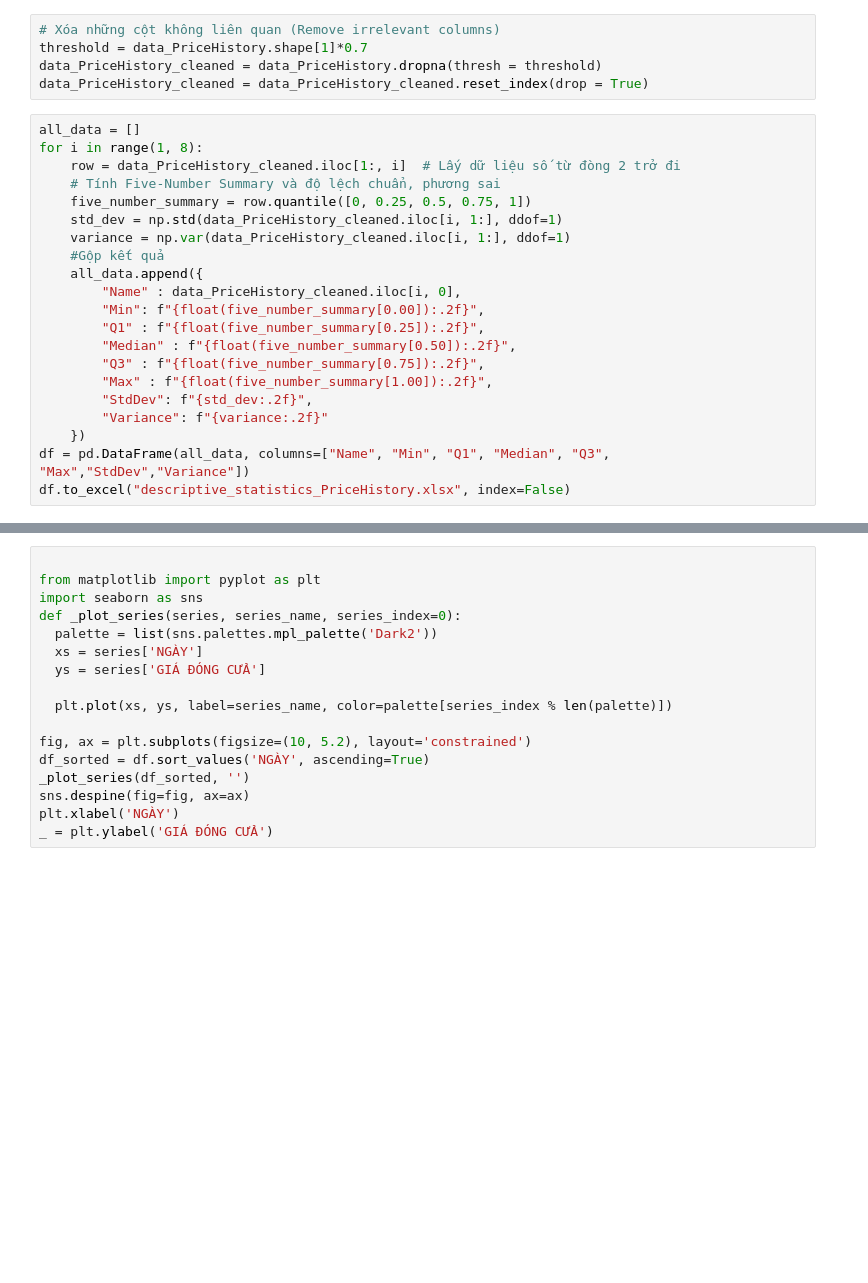
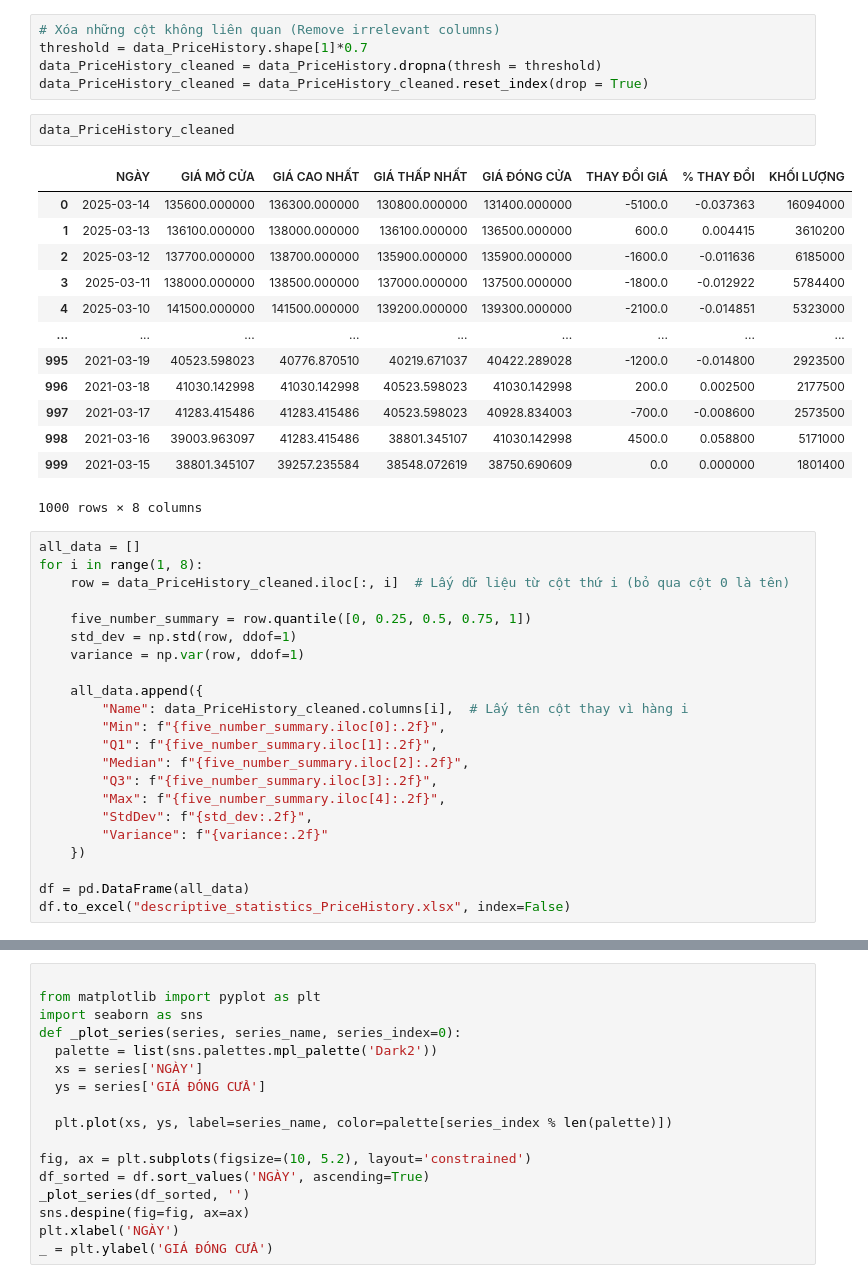
Before and after one commit to bokuwakira1411/Data-understanding---DM-A, a Jupyter notebook: descriptive_statistics.ipynb, the cells around one changed output, grey strips where cells are left out. Cells and saved outputs as stored; diff of their text form; blank space fills up the shorter version.

```diff
--- a/descriptive_statistics.ipynb
+++ b/descriptive_statistics.ipynb
@@ -60,26 +60,43 @@ df
 threshold = data_PriceHistory.shape[1]*0.7
 data_PriceHistory_cleaned = data_PriceHistory.dropna(thresh = threshold)
 data_PriceHistory_cleaned = data_PriceHistory_cleaned.reset_index(drop = True)
+# %%
+data_PriceHistory_cleaned
+# %% [output]
+|  | NGÀY | GIÁ MỞ CỬA | GIÁ CAO NHẤT | GIÁ THẤP NHẤT | GIÁ ĐÓNG CỬA | THAY ĐỔI GIÁ | % THAY ĐỔI | KHỐI LƯỢNG |
+| 0 | 2025-03-14 | 135600.000000 | 136300.000000 | 130800.000000 | 131400.000000 | -5100.0 | -0.037363 | 16094000 |
+| 1 | 2025-03-13 | 136100.000000 | 138000.000000 | 136100.000000 | 136500.000000 | 600.0 | 0.004415 | 3610200 |
+| 2 | 2025-03-12 | 137700.000000 | 138700.000000 | 135900.000000 | 135900.000000 | -1600.0 | -0.011636 | 6185000 |
+| 3 | 2025-03-11 | 138000.000000 | 138500.000000 | 137000.000000 | 137500.000000 | -1800.0 | -0.012922 | 5784400 |
+| 4 | 2025-03-10 | 141500.000000 | 141500.000000 | 139200.000000 | 139300.000000 | -2100.0 | -0.014851 | 5323000 |
+| ... | ... | ... | ... | ... | ... | ... | ... | ... |
+| 995 | 2021-03-19 | 40523.598023 | 40776.870510 | 40219.671037 | 40422.289028 | -1200.0 | -0.014800 | 2923500 |
+| 996 | 2021-03-18 | 41030.142998 | 41030.142998 | 40523.598023 | 41030.142998 | 200.0 | 0.002500 | 2177500 |
+| 997 | 2021-03-17 | 41283.415486 | 41283.415486 | 40523.598023 | 40928.834003 | -700.0 | -0.008600 | 2573500 |
+| 998 | 2021-03-16 | 39003.963097 | 41283.415486 | 38801.345107 | 41030.142998 | 4500.0 | 0.058800 | 5171000 |
+| 999 | 2021-03-15 | 38801.345107 | 39257.235584 | 38548.072619 | 38750.690609 | 0.0 | 0.000000 | 1801400 |
+1000 rows × 8 columns
 # %%
 all_data = []
 for i in range(1, 8):
-    row = data_PriceHistory_cleaned.iloc[1:, i]  # Lấy dữ liệu số từ đòng 2 trở đi
-    # Tính Five-Number Summary và độ lệch chuẩn, phương sai
+    row = data_PriceHistory_cleaned.iloc[:, i]  # Lấy dữ liệu từ cột thứ i (bỏ qua cột 0 là tên)
+
     five_number_summary = row.quantile([0, 0.25, 0.5, 0.75, 1])
-    std_dev = np.std(data_PriceHistory_cleaned.iloc[i, 1:], ddof=1)
-    variance = np.var(data_PriceHistory_cleaned.iloc[i, 1:], ddof=1)
-    #Gộp kết quả
+    std_dev = np.std(row, ddof=1)
+    variance = np.var(row, ddof=1)
+
     all_data.append({
-        "Name" : data_PriceHistory_cleaned.iloc[i, 0],
-        "Min": f"{float(five_number_summary[0.00]):.2f}",
-        "Q1" : f"{float(five_number_summary[0.25]):.2f}",
-        "Median" : f"{float(five_number_summary[0.50]):.2f}",
-        "Q3" : f"{float(five_number_summary[0.75]):.2f}",
-        "Max" : f"{float(five_number_summary[1.00]):.2f}",
+        "Name": data_PriceHistory_cleaned.columns[i],  # Lấy tên cột thay vì hàng i
+        "Min": f"{five_number_summary.iloc[0]:.2f}",
+        "Q1": f"{five_number_summary.iloc[1]:.2f}",
+        "Median": f"{five_number_summary.iloc[2]:.2f}",
+        "Q3": f"{five_number_summary.iloc[3]:.2f}",
+        "Max": f"{five_number_summary.iloc[4]:.2f}",
         "StdDev": f"{std_dev:.2f}",
         "Variance": f"{variance:.2f}"
     })
-df = pd.DataFrame(all_data, columns=["Name", "Min", "Q1", "Median", "Q3", "Max","StdDev","Variance"])
+
+df = pd.DataFrame(all_data)
 df.to_excel("descriptive_statistics_PriceHistory.xlsx", index=False)
 # %%
 df
```
Also changed, not shown: parts of 1 cell of this notebook.
